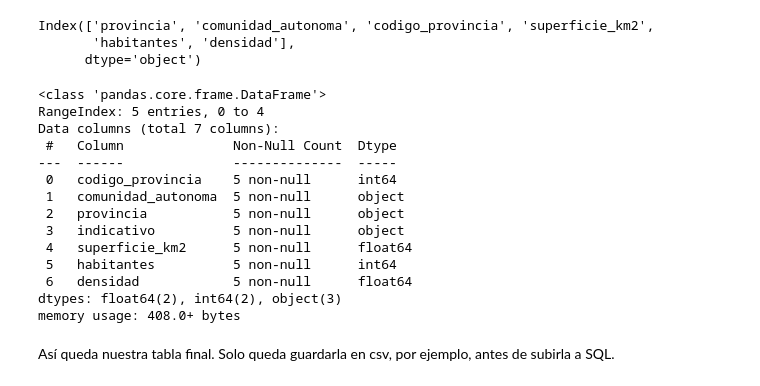
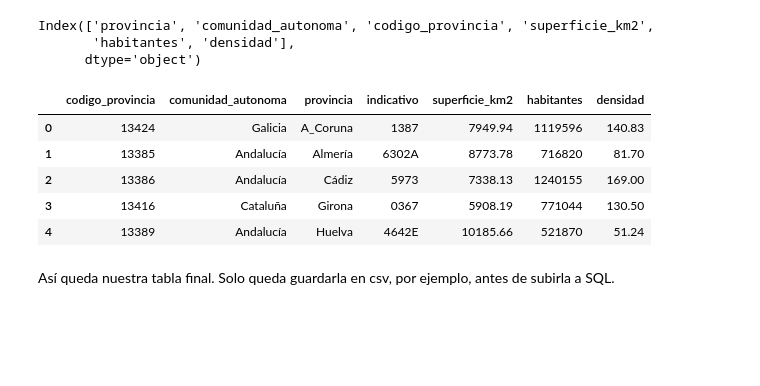
Before and after one commit to borjadola/Analisis-ETL-Precipitaciones, a Jupyter notebook: Notebooks/DB_Kaggle.ipynb, the cells around one changed output. Drawn from its saved outputs; the diff is of its cells as text; code cells hidden in the pictures; blank space fills up the shorter version.

```diff
--- a/Notebooks/DB_Kaggle.ipynb
+++ b/Notebooks/DB_Kaggle.ipynb
@@ -180,22 +180,14 @@ tabla_muestra['indicativo'] = tabla_muestra['provincia'].map(dict_estaciones)
 tabla_muestra = tabla_muestra[['codigo_provincia', 'comunidad_autonoma', 'provincia', 'indicativo',
                               'superficie_km2', 'habitantes', 'densidad']]
 # %%
-tabla_muestra.info()
+tabla_muestra.head()
 # %% [output]
-<class 'pandas.core.frame.DataFrame'>
-RangeIndex: 5 entries, 0 to 4
-Data columns (total 7 columns):
- #   Column              Non-Null Count  Dtype
----  ------              --------------  -----
- 0   codigo_provincia    5 non-null      int64
- 1   comunidad_autonoma  5 non-null      object
- 2   provincia           5 non-null      object
- 3   indicativo          5 non-null      object
- 4   superficie_km2      5 non-null      float64
- 5   habitantes          5 non-null      int64
- 6   densidad            5 non-null      float64
-dtypes: float64(2), int64(2), object(3)
-memory usage: 408.0+ bytes
+|  | codigo_provincia | comunidad_autonoma | provincia | indicativo | superficie_km2 | habitantes | densidad |
+| 0 | 13424 | Galicia | A_Coruna | 1387 | 7949.94 | 1119596 | 140.83 |
+| 1 | 13385 | Andalucía | Almería | 6302A | 8773.78 | 716820 | 81.70 |
+| 2 | 13386 | Andalucía | Cádiz | 5973 | 7338.13 | 1240155 | 169.00 |
+| 3 | 13416 | Cataluña | Girona | 0367 | 5908.19 | 771044 | 130.50 |
+| 4 | 13389 | Andalucía | Huelva | 4642E | 10185.66 | 521870 | 51.24 |
 # %% [markdown]
 Así queda nuestra tabla final. Solo queda guardarla en csv, por ejemplo, antes de subirla a SQL.
 # %%
```
Also changed, not shown: 14 other files.
